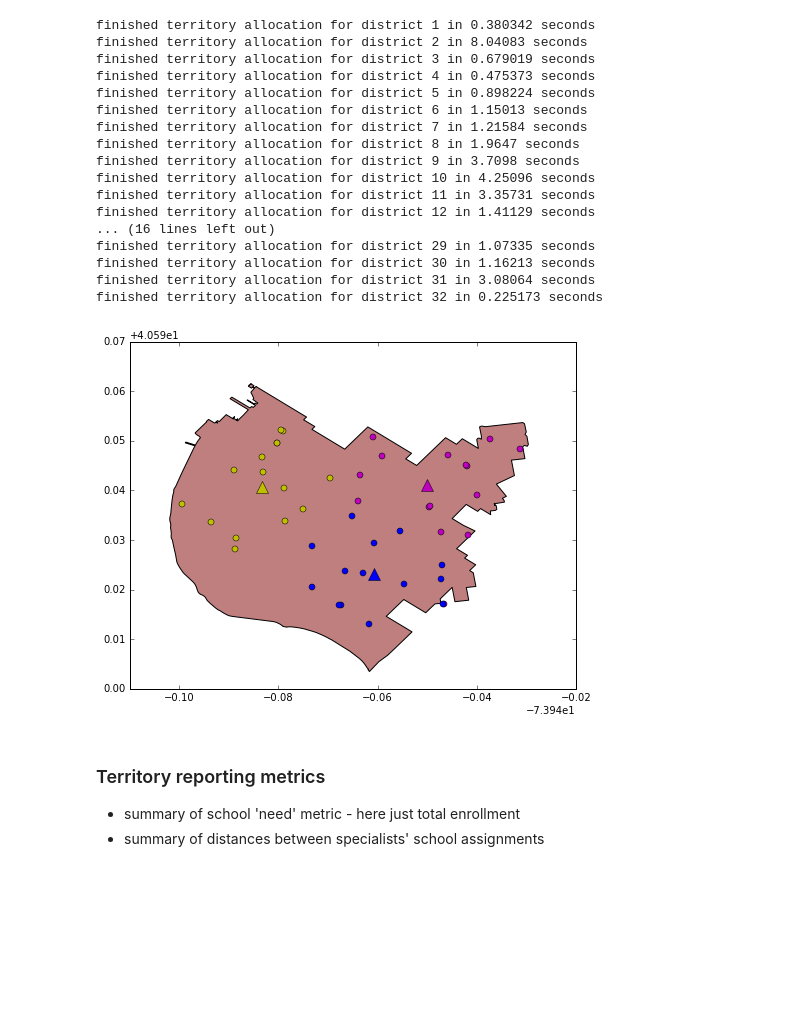
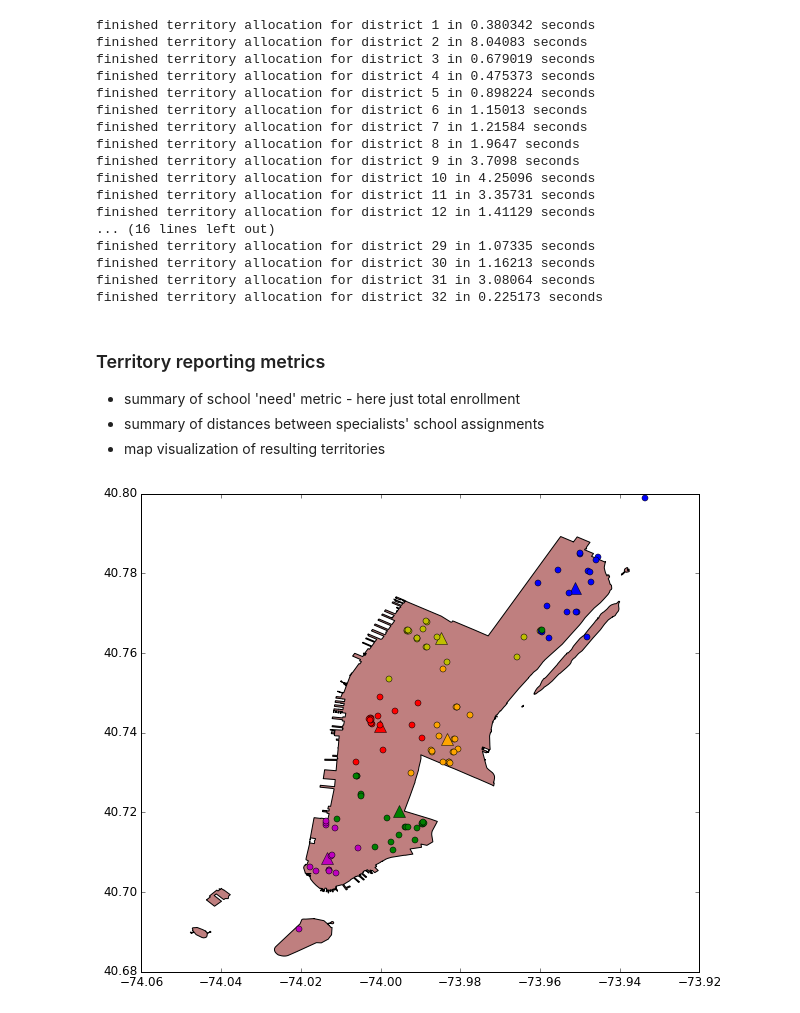
Before and after one commit to diogomiura/USI_Mental_Health, a Jupyter notebook: Specialist-Allocation-Model-v3.ipynb, the cells around one changed output. Saved outputs shown, nothing was run; the diff lists cells and outputs as text; code cells hidden in the pictures; blank space fills up the shorter version.

Commit message:
update to include output summaries and exploration

```diff
--- a/Specialist-Allocation-Model-v3.ipynb
+++ b/Specialist-Allocation-Model-v3.ipynb
@@ -596,26 +610,11 @@ finished territory allocation for district 29 in 1.07335 seconds
 finished territory allocation for district 30 in 1.16213 seconds
 finished territory allocation for district 31 in 3.08064 seconds
 finished territory allocation for district 32 in 0.225173 seconds
-# %%
-# sample of territory output map
-dTid = 20
-
-# subset summary territory data
-dTerrC = districtAssign[dTid]['terrSummary'] # territory centroid dataframe
-
-ax = gpd.GeoDataFrame(nysd[nysd.SchoolDist==dTid]).plot(figsize=(8,8))
-cols = ['m', 'y', 'b', 'orange']
-for i, terr in dTerrC.iterrows():
-    ax.plot(terr.lon, terr.lat, '^', markersize=12, c=cols[i])
-    # subset associated schools
-    terrSchools = schools[schools.LOC_CODE.isin(specialistAssignments[terr['agentID']]['SchoolList'])]
-    ax.plot(terrSchools.lon, terrSchools.lat, 'o', c=cols[i])
-# %% [output]
-[figure, removed]
 # %% [markdown]
 ### Territory reporting metrics
 + summary of school 'need' metric - here just total enrollment
 + summary of distances between specialists' school assignments
++ map visualization of resulting territories
 # %%
 # collect and combine territory summaries for each specialist
 workloadSummary = []
@@ -626,3 +625,19 @@ for s in specialistAssignments.keys():
 
 workloadSummary = pd.concat(workloadSummary)
 distanceSummary = pd.concat(distanceSummary)
+# %%
+# sample of territory output map
+dTid = 2
+
+# subset summary territory data
+dTerrC = districtAssign[dTid]['terrSummary'] # territory centroid dataframe
+
+ax = gpd.GeoDataFrame(nysd[nysd.SchoolDist==dTid]).plot(figsize=(10,10))
+cols = ['m', 'y', 'b', 'orange', 'r', 'g', 'black']
+for i, terr in dTerrC.iterrows():
+    ax.plot(terr.lon, terr.lat, '^', markersize=12, c=cols[i])
+    # subset associated schools
+    terrSchools = schools[schools.LOC_CODE.isin(specialistAssignments[terr['agentID']]['SchoolList'])]
+    ax.plot(terrSchools.lon, terrSchools.lat, 'o', c=cols[i])
+# %% [output]
+[figure, added]
```
Also changed, not shown: parts of 18 cells of this notebook.
